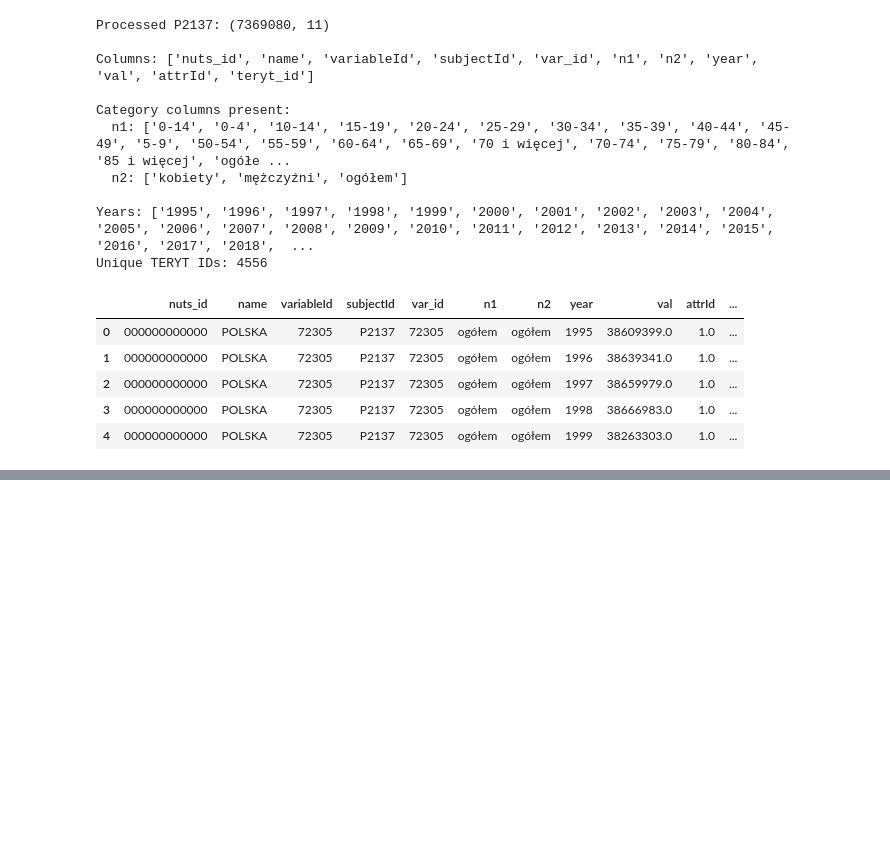
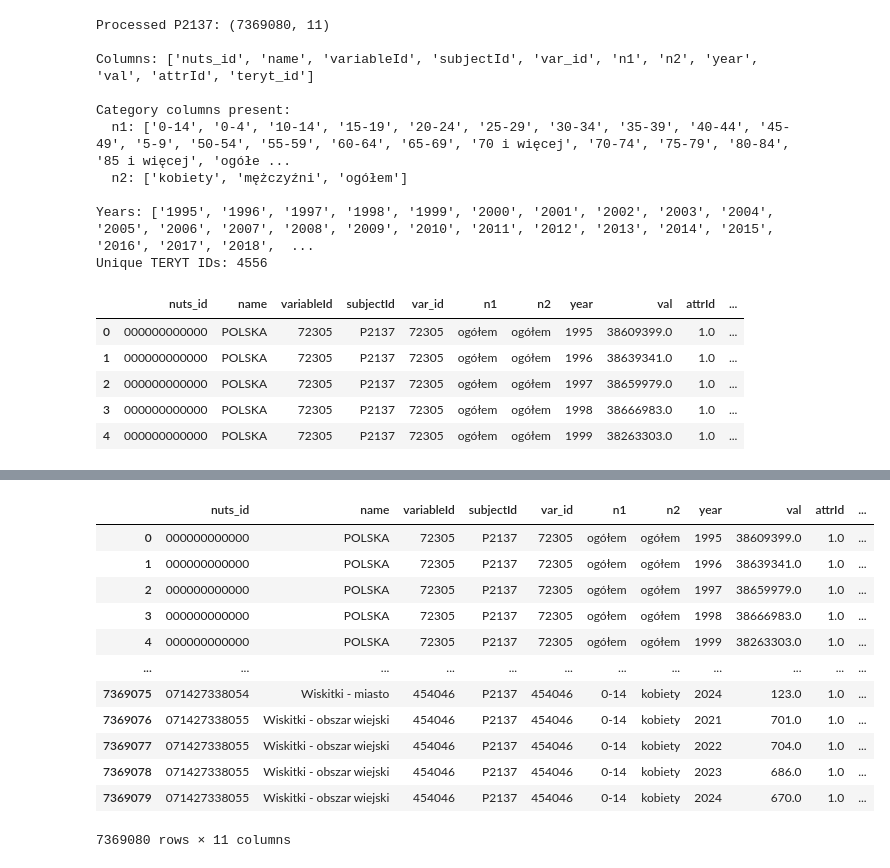
Before and after one commit to jendrkk/LRDWI-Paper, a Jupyter notebook: Code/analysis/GUS01F_geoTERYT_data.ipynb, the cells around one changed output, grey strips where cells are left out. Drawn from its saved outputs; the diff is of its cells as text; code cells hidden in the pictures; blank space fills up the shorter version.

Commit message:
Refactor code structure for improved readability and maintainability

```diff
--- a/Code/analysis/GUS01F_geoTERYT_data.ipynb
+++ b/Code/analysis/GUS01F_geoTERYT_data.ipynb
@@ -81,7 +81,13 @@ Pre-1999 Voivodeship Overlay:
 # STEP 3: Load BDL Source Data
 # =============================================================================
 df_demographic = pd.read_csv(gus_root / "data" / 'bdl_demographic_data.csv', encoding='utf-8')
+df_c_1988 = pd.read_csv(gus_root / "data" / "census_data" / 'NSP1988_data.csv', encoding='utf-8')
+df_c_2002 = pd.read_csv(gus_root / "data" / "census_data" / 'NSP2002_data.csv', encoding='utf-8')
+df_c_2011 = pd.read_csv(gus_root / "data" / "census_data" / 'NSP2011_data.csv', encoding='utf-8')
+df_c_2021 = pd.read_csv(gus_root / "data" / "census_data" / 'NSP2021_data.csv', encoding='utf-8')
+
 df_variables = pd.read_csv(gus_root / "metadata" / 'bdl_variables_level6.csv', encoding='utf-8')
+df_c_variables = pd.read_csv(gus_root / "metadata" / 'census_meta.csv', encoding='utf-8')
 
 print(f"df_demographic: {df_demographic.shape}")
 print(f"df_variables: {df_variables.shape}")
@@ -91,3 +97,14 @@ df_demographic: (431358, 5)
 df_variables: (27922, 10)
 
 Available subjects: ['P1336', 'P2137', 'P2914']
+# %%
+# Edit years for census of 1988
+
+for id, row in df_c_1988.iterrows():
+    df_c_1988.at[id, 'values']= df_c_1988.at[id, 'values'].replace(", 'year': '1998'", ", 'year': '1988'")
+
+df_c_variables['years'] = df_c_variables['years'].str.replace("[1998]", "[1988]")
+
+# Unify the meta dataframe structure
+df_c_variables['n4'] = None
+df_c_variables['n5'] = None
@@ -93,0 +141,18 @@ Available subjects: ['P1336', 'P2137', 'P2914']
+# %%
+# Collect all subject ids
+subject_ids = {"BDL": [], "Census": {"1988" : [], "2002": [], "2011": [], "2021": []}}
+
+subject_ids["BDL"] = list(df_demographic['subjectId'].unique())
+subject_ids["Census"]["1988"] = list(df_c_1988['subjectId'].unique())
+subject_ids["Census"]["2002"] = list(df_c_2002['subjectId'].unique())
+subject_ids["Census"]["2011"] = list(df_c_2011['subjectId'].unique())
+subject_ids["Census"]["2021"] = list(df_c_2021['subjectId'].unique())
+
+subject_ids_flat = subject_ids['BDL'] + subject_ids["Census"]["1988"] + subject_ids["Census"]["2002"] \
+    + subject_ids["Census"]["2011"] + subject_ids["Census"]["2021"]
+
+subject_names_dict = {}
+for subject in subject_ids_flat:
+    subject_names_dict[subject] = ''
+
+subject_ids
@@ -127,0 +318,5 @@ Unique TERYT IDs: 4556
+# %%
+# Open the saved processed data to verify
+import pickle
+with open(gus_root / 'data' / 'processed.pkl', 'rb') as f:
+    df_processed_subjects = pickle.load(f)
@@ -127,0 +339,16 @@ Unique TERYT IDs: 4556
+# %%
+df_processed_subjects["BDL"]["P2137"]
+# %% [output]
+|  | nuts_id | name | variableId | subjectId | var_id | n1 | n2 | year | val | attrId | ... |
+| 0 | 000000000000 | POLSKA | 72305 | P2137 | 72305 | ogółem | ogółem | 1995 | 38609399.0 | 1.0 | ... |
+| 1 | 000000000000 | POLSKA | 72305 | P2137 | 72305 | ogółem | ogółem | 1996 | 38639341.0 | 1.0 | ... |
+| 2 | 000000000000 | POLSKA | 72305 | P2137 | 72305 | ogółem | ogółem | 1997 | 38659979.0 | 1.0 | ... |
+| 3 | 000000000000 | POLSKA | 72305 | P2137 | 72305 | ogółem | ogółem | 1998 | 38666983.0 | 1.0 | ... |
+| 4 | 000000000000 | POLSKA | 72305 | P2137 | 72305 | ogółem | ogółem | 1999 | 38263303.0 | 1.0 | ... |
+| ... | ... | ... | ... | ... | ... | ... | ... | ... | ... | ... | ... |
+| 7369075 | 071427338054 | Wiskitki - miasto | 454046 | P2137 | 454046 | 0-14 | kobiety | 2024 | 123.0 | 1.0 | ... |
+| 7369076 | 071427338055 | Wiskitki - obszar wiejski | 454046 | P2137 | 454046 | 0-14 | kobiety | 2021 | 701.0 | 1.0 | ... |
+| 7369077 | 071427338055 | Wiskitki - obszar wiejski | 454046 | P2137 | 454046 | 0-14 | kobiety | 2022 | 704.0 | 1.0 | ... |
+| 7369078 | 071427338055 | Wiskitki - obszar wiejski | 454046 | P2137 | 454046 | 0-14 | kobiety | 2023 | 686.0 | 1.0 | ... |
+| 7369079 | 071427338055 | Wiskitki - obszar wiejski | 454046 | P2137 | 454046 | 0-14 | kobiety | 2024 | 670.0 | 1.0 | ... |
+7369080 rows × 11 columns
```
Also changed, not shown: parts of 14 cells of this notebook, 4 other files.
